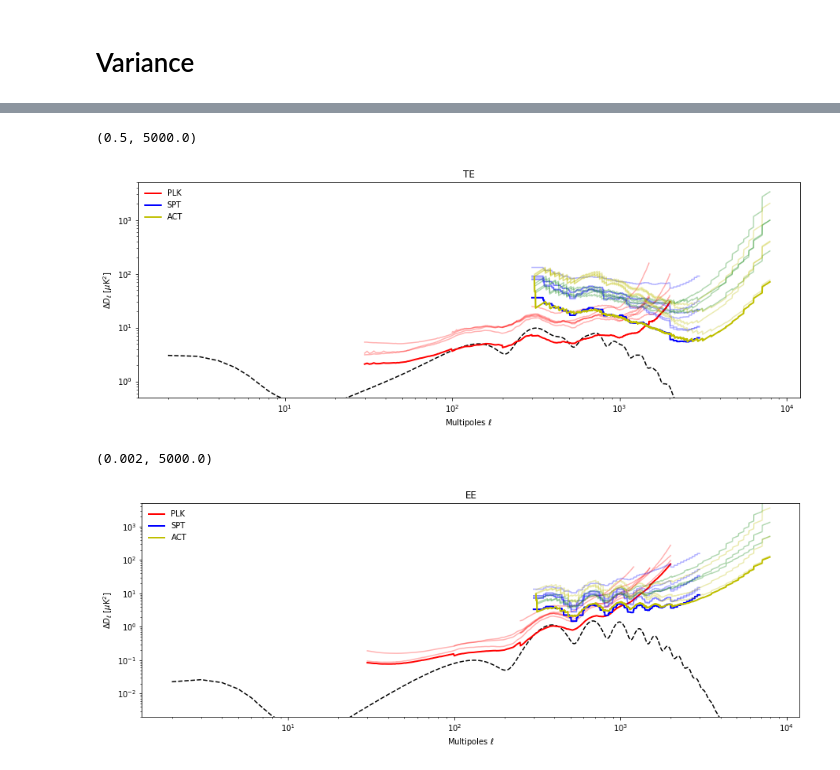
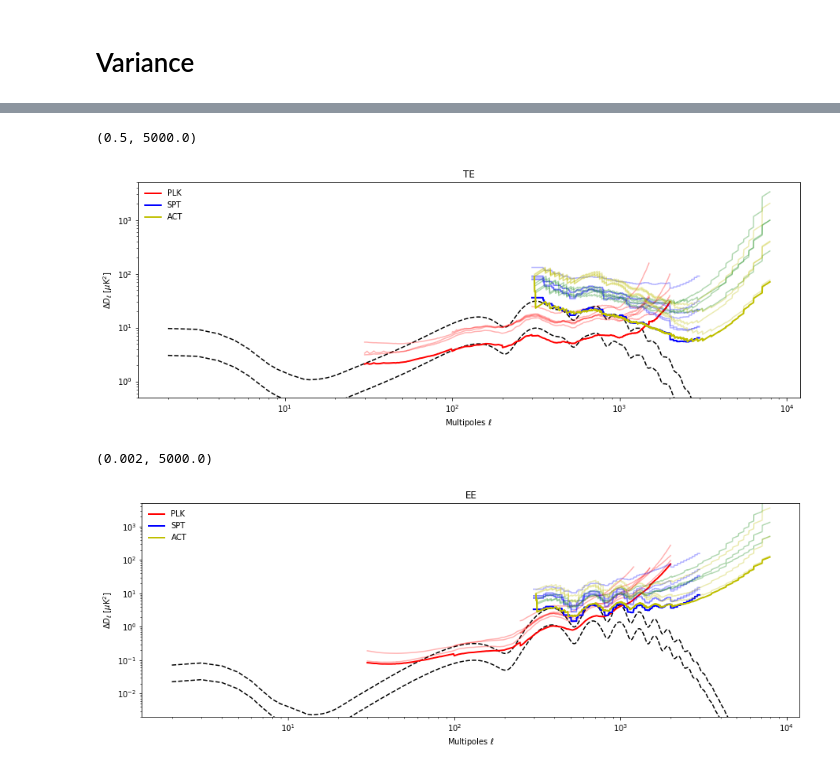
Before and after one commit to mtristram/hillik, a Jupyter notebook: scripts/hillik_models.ipynb, the cells around one changed output, grey strips where cells are left out. Cells and saved outputs as stored; diff of their text form; code cells hidden in the pictures.

```diff
--- a/scripts/hillik_models.ipynb
+++ b/scripts/hillik_models.ipynb
@@ -219,6 +220,7 @@ ylim( 1e0, 1e4)
 #TE
 figure(figsize=(15,5))
 plot( lth, lth*(lth+1)/2/pi*sqrt((clth[3]**2+clth[0]*clth[1])/(2*lth+1))*1e12, 'k--')
+plot( lth, lth*(lth+1)/2/pi*sqrt((clth[3]**2+clth[0]*clth[1])/(2*lth+1)/0.1)*1e12, 'k--')
 l = arange( 2001)
 plot( l, sqrt(PLK['TE'].T), 'r', alpha=0.3)
 plot( l, 1/sqrt(sum(1./PLK['TE'],0)), 'r', lw=2, label="PLK")
@@ -237,28 +239,29 @@ ylabel( "$\Delta D_\ell$ [$\mu$K$^2$]")
 ylim( 5e-1, 5e3)
 # %% [output]
 (0.5, 5000.0)
-[figure, old version]
+[figure, new version]
 # %%
 #EE
 figure(figsize=(15,5))
 #plot( lth, lth*(lth+1)/2/pi*clth[1]*1e12, 'k')
 plot( lth, lth*(lth+1)/2/pi*sqrt((clth[1]**2+clth[1]**2)/(2*lth+1))*1e12, 'k--')
+plot( lth, lth*(lth+1)/2/pi*sqrt((clth[1]**2+clth[1]**2)/(2*lth+1)/0.1)*1e12, 'k--')
 l = arange( 2001)
 plot( l, sqrt(PLK['EE'].T), 'r', alpha=0.3)
 plot( l, 1/sqrt(sum(1./PLK['EE'],0)), 'r', lw=2, label="PLK")
 l = arange( 3201)
 plot( l, sqrt(SPT['EE'].T), 'b', alpha=0.3)
 plot( l, 1/sqrt(sum(1./SPT['EE'],0)), 'b', lw=2, label="SPT")
 l = arange( 7924)
 plot( l, (l*(l+1)/2/pi*sqrt(ACTw['EE'])).T, 'g', alpha=0.3)
 plot( l, (l*(l+1)/2/pi*sqrt(ACTd['EE'])).T, 'y', alpha=0.3)
 plot( l, l*(l+1)/2/pi/sqrt(sum(1./ACTw['EE']+1./ACTd['EE'],0)), 'y', lw=2, label="ACT")
 loglog()
 legend()
 title("EE")
 xlabel( "Multipoles $\ell$")
 ylabel( "$\Delta D_\ell$ [$\mu$K$^2$]")
 ylim( 2e-3, 5e3)
 # %% [output]
 (0.002, 5000.0)
-[figure, old version]
+[figure, new version]
```
Also changed, not shown: parts of 2 cells of this notebook.
